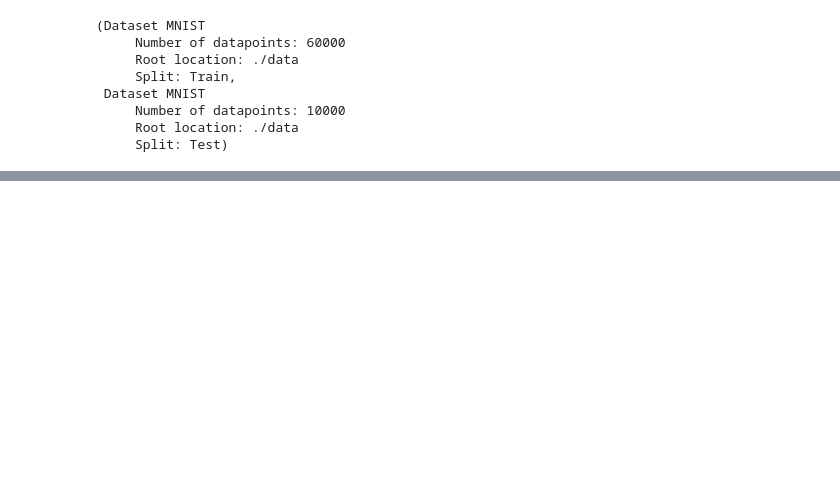
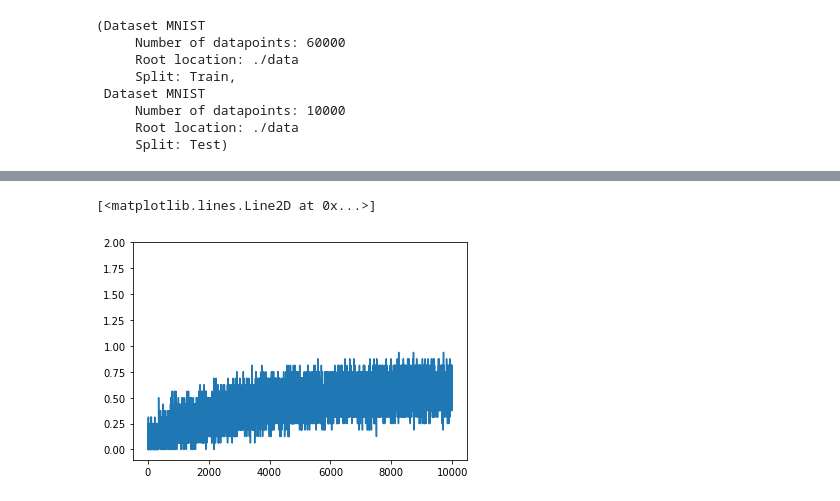
Before and after one commit to weikaaai/NumberRecognition, a Jupyter notebook: mnist_kaiwei.ipynb, the cells around one changed output, grey strips where cells are left out. Cells and saved outputs as stored; diff of their text form; code cells hidden in the pictures; blank space fills up the shorter version.

```diff
--- a/mnist_kaiwei.ipynb
+++ b/mnist_kaiwei.ipynb
@@ -117,0 +128,6 @@ plt.plot(accs)
+# %%
+plt.ylim(-0.1, 2)
+plt.plot(test_accs)
+# %% [output]
+[<matplotlib.lines.Line2D at 0x...>]
+[figure, added]
```
Also changed, not shown: parts of 8 cells of this notebook.
